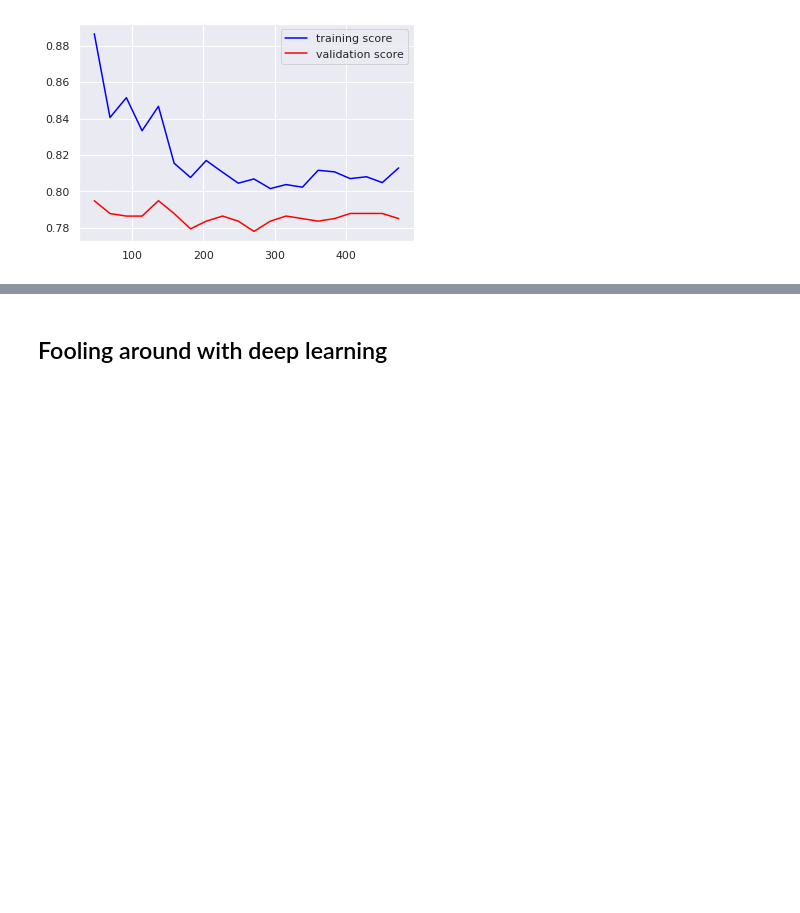
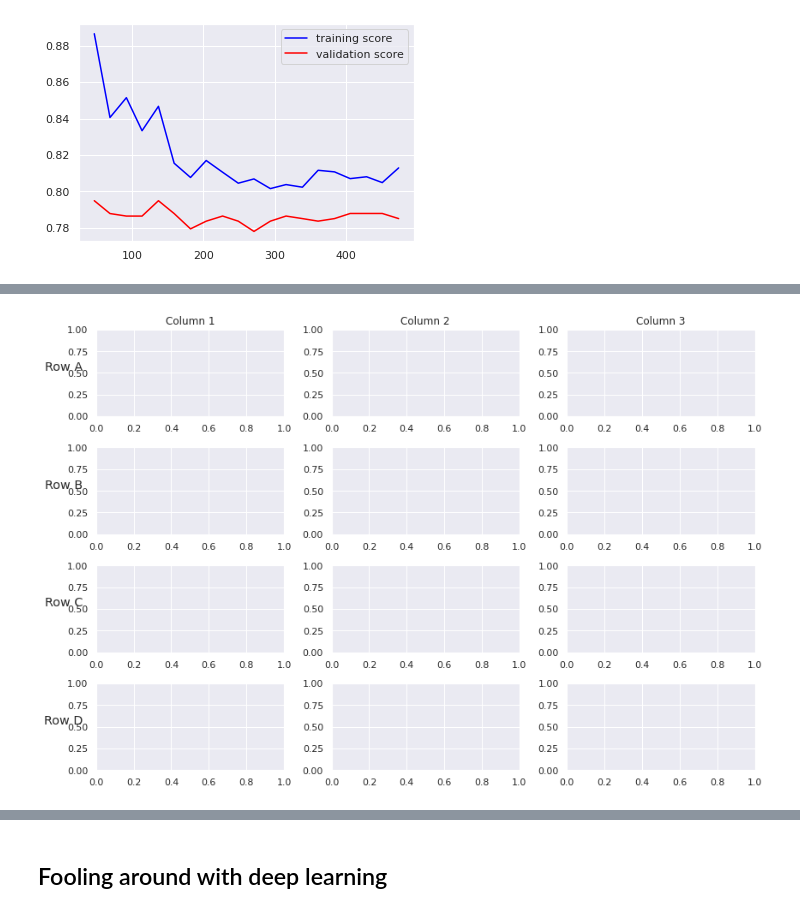
Before and after one commit to VsevolodKozlov-git/kaggle-titanic-competition, a Jupyter notebook: main.ipynb, the cells around one changed output, grey strips where cells are left out. Saved outputs shown, nothing was run; the diff lists cells and outputs as text; code cells hidden in the pictures; blank space fills up the shorter version.

```diff
--- a/main.ipynb
+++ b/main.ipynb
@@ -492,0 +541,16 @@ def grid_search_learning_curves(model, grid_param1, grid_param2, **other_param):
+# %%
+cols = ['Column {}'.format(col) for col in range(1, 4)]
+rows = ['Row {}'.format(row) for row in ['A', 'B', 'C', 'D']]
+
+fig, axes = plt.subplots(nrows=4, ncols=3, figsize=(12, 8))
+
+for ax, col in zip(axes[0], cols):
+    ax.set_title(col)
+
+for ax, row in zip(axes[:,0], rows):
+    ax.set_ylabel(row, rotation=0, size='large')
+
+fig.tight_layout()
+plt.show()
+# %% [output]
+[figure, added]
```
Also changed, not shown: parts of 7 cells of this notebook, 1 other file.
